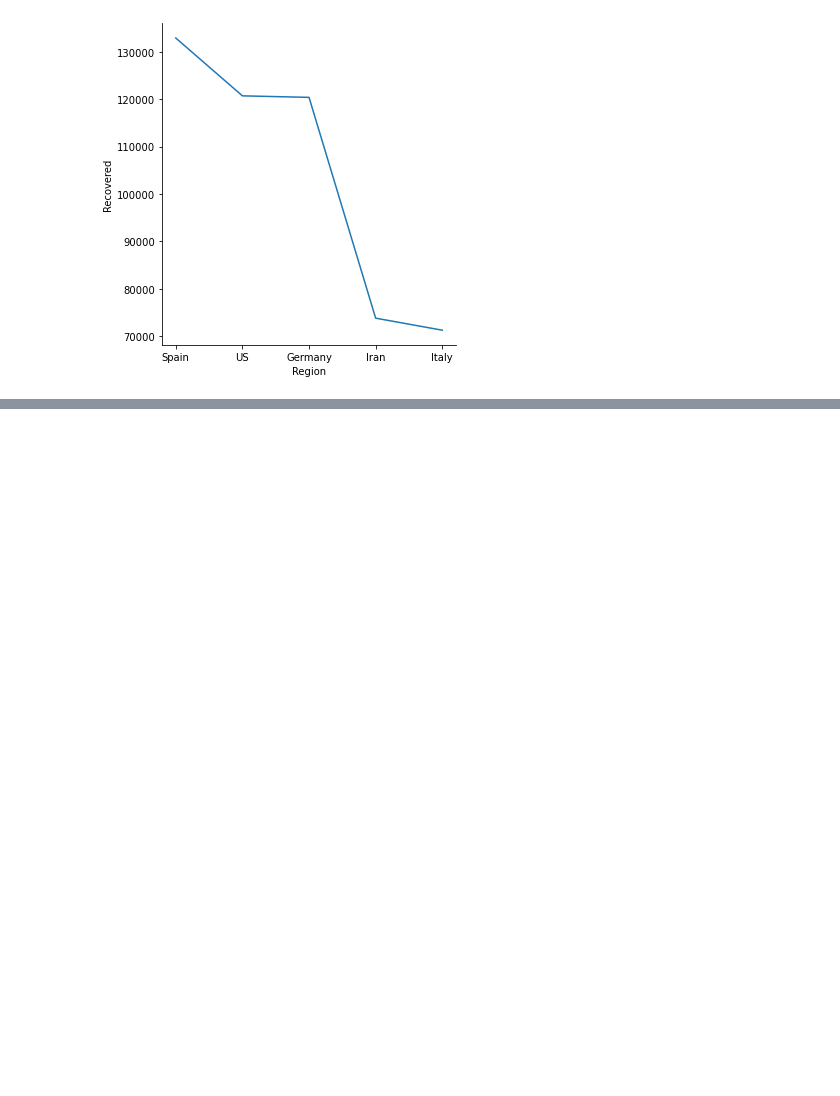
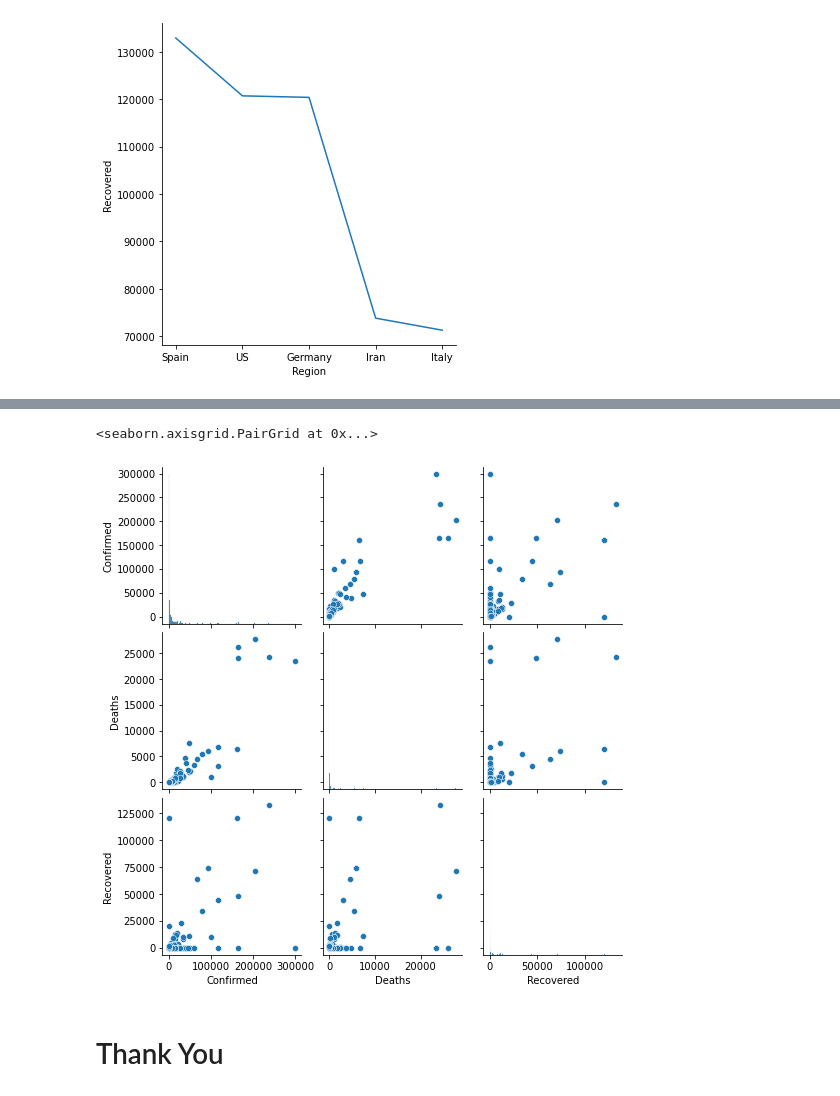
Before and after one commit to prashannakb/Data-science-Project.github.io, a Jupyter notebook: COVID19 Data Analysis-checkpoint.ipynb, the cells around one changed output, grey strips where cells are left out. Drawn from its saved outputs; the diff is of its cells as text; code cells hidden in the pictures; blank space fills up the shorter version.

```diff
--- a/COVID19 Data Analysis-checkpoint.ipynb
+++ b/COVID19 Data Analysis-checkpoint.ipynb
@@ -203,0 +197,7 @@ s.catplot(x="Recovered",y="Confirmed",data=Data.sort_values(by=['Confirmed'], as
+# %%
+s.pairplot(Data)
+# %% [output]
+<seaborn.axisgrid.PairGrid at 0x...>
+[figure, added]
+# %% [markdown]
+# Thank You
```
Also changed, not shown: parts of 5 cells of this notebook, 1 other file.
